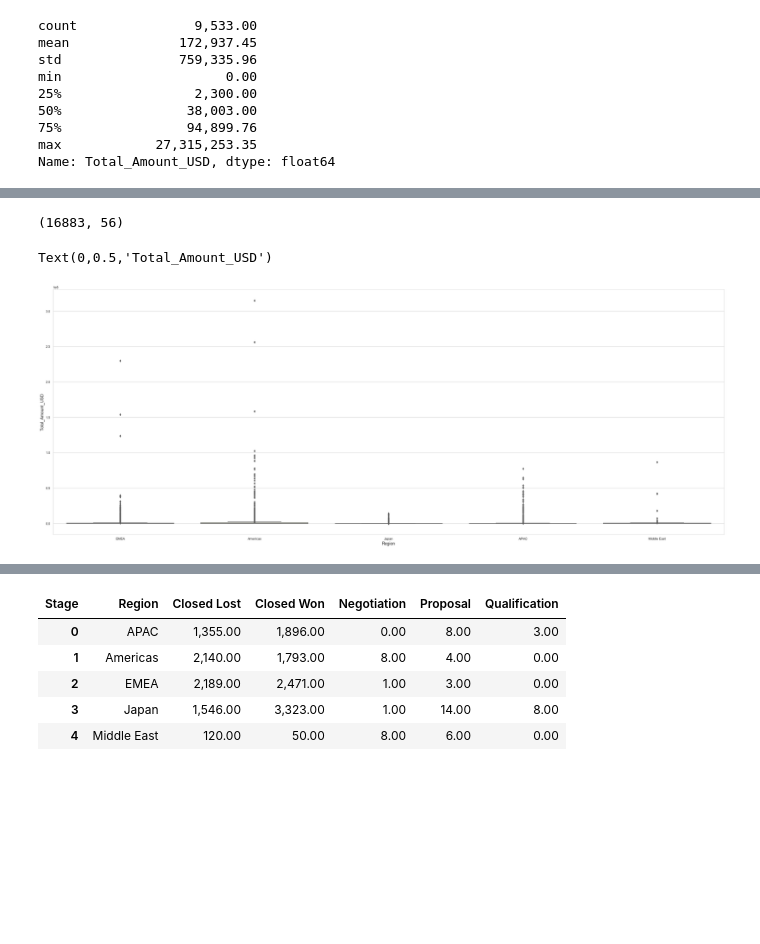
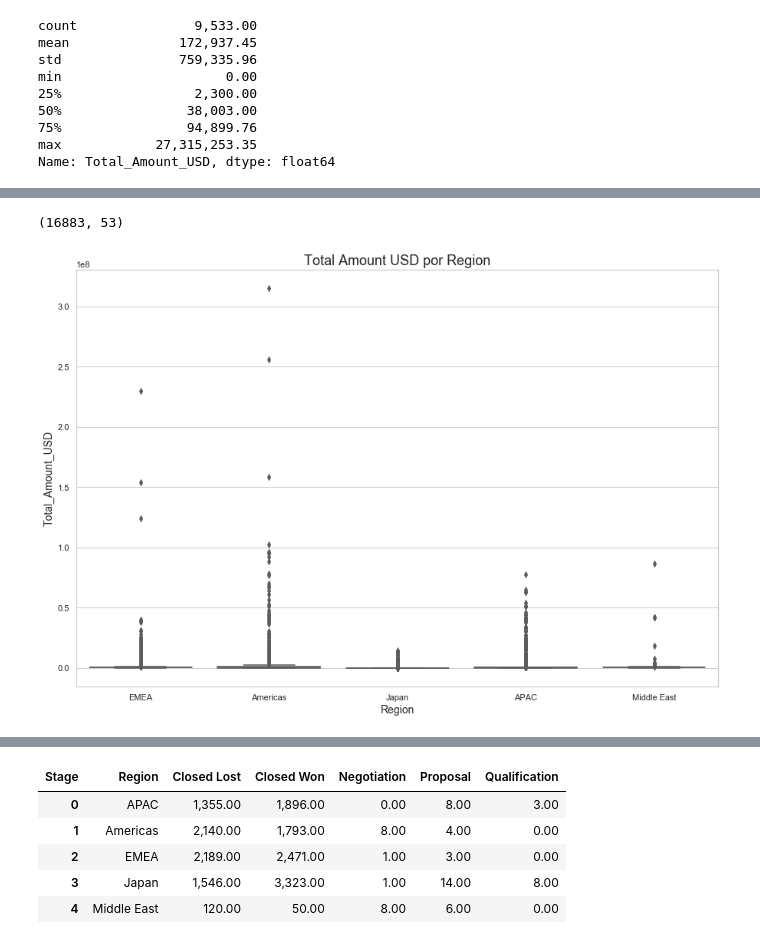
Before and after one commit to CeciliaRoldan/Pycantes, a Jupyter notebook: notebooks/analisis_de_montos_y_regiones.ipynb, the cells around one changed output, grey strips where cells are left out. Cells and saved outputs as stored; diff of their text form; code cells hidden in the pictures; blank space fills up the shorter version.

```diff
--- a/notebooks/analisis_de_montos_y_regiones.ipynb
+++ b/notebooks/analisis_de_montos_y_regiones.ipynb
@@ -27,7 +27,8 @@ pd.options.display.float_format = '{:20,.2f}'.format # suprimimos la notacion ci
 import warnings
 warnings.filterwarnings('ignore')
 # %%
-data = pd.read_csv('Entrenamieto_ECI_2020.csv')
+data_folder  = "../data/"
+data = pd.read_csv(data_folder + "Entrenamieto_ECI_2020.csv")
 data.head()
 # %% [output]
 |  | ID | Region | Territory | Pricing, Delivery_Terms_Quote_Appr | Pricing, Delivery_Terms_Approved | Bureaucratic_Code_0_Approval | ... |
@@ -179,6 +180,8 @@ Name: Total_Amount_USD, dtype: float64
 g = sns.distplot(data[data['Stage'] == "Closed Lost"]['Total_Amount_USD'], color="blue", label='Closed Lost', kde=False)
 g = sns.distplot(data[data['Stage'] == "Closed Won"]['Total_Amount_USD'], color="red", label='Closed Won', kde=False)
 g.set_title("Distribucion de Monto Total en USD por Cierre de Contrato", fontsize=18)
-g.set_ylabel("Densidad", fontsize=18)
-plt.rcParams['figure.figsize']=(10,10)
+g.set_ylabel("Cantidad de Contratos", fontsize=18)
+g.set_xlabel("Monto USD", fontsize=18)
+plt.legend(loc=1)
+plt.rcParams['figure.figsize']=(15,10)
 # %% [output]
@@ -190,0 +189,6 @@ data[data['Stage'] == "Closed Lost"]['Total_Amount_USD'].plot(kind='hist')
+# %%
+g = data[(data['Stage'] == "Closed Won") & (data['Total_Amount_USD'] < 1000000)]['Total_Amount_USD'].plot(kind='hist')
+g.set_title("Distribucion de Monto Total en USD por Cierre de Contrato Ganado", fontsize=18)
+g.set_ylabel("Cantidad de Contratos", fontsize=18)
+g.set_xlabel("Monto USD", fontsize=18)
+plt.rcParams['figure.figsize']=(15,10)
@@ -190,0 +197,6 @@ data[data['Stage'] == "Closed Lost"]['Total_Amount_USD'].plot(kind='hist')
+# %%
+g = data[(data['Stage'] == "Closed Lost") & (data['Total_Amount_USD'] < 1000000)]['Total_Amount_USD'].plot(kind='hist')
+g.set_title("Distribucion de Monto Total en USD por Cierre de Contrato Perdido", fontsize=18)
+g.set_ylabel("Cantidad de Contratos", fontsize=18)
+g.set_xlabel("Monto USD", fontsize=18)
+plt.rcParams['figure.figsize']=(15,10)
@@ -196,16 +210,16 @@ closed_contracts = data[ (data['Stage'] == "Closed Lost") | (data['Stage'] == "C
 # %%
 closed_contracts.shape
 # %% [output]
-(16883, 56)
+(16883, 53)
 # %%
 g = sns.boxplot(x="Region", y="Total_Amount_USD",
                      data=closed_contracts, palette="hls")
-g.set_title("", fontsize=18)
+g.set_title("Total Amount USD por Region", fontsize=18)
 g.set_xlabel("Region", fontsize=14)
 g.set_ylabel("Total_Amount_USD", fontsize=14)
+plt.rcParams['figure.figsize']=(15,10)
 # %% [output]
-Text(0,0.5,'Total_Amount_USD')
-[figure, old version]
+[figure, new version]
 # %%
 closed_contracts_filtered = closed_contracts[closed_contracts['Total_Amount_USD'] < 1000000]
 g = sns.boxplot(x="Region", y="Total_Amount_USD",
```
Also changed, not shown: parts of 31 cells of this notebook, 1 other file.
